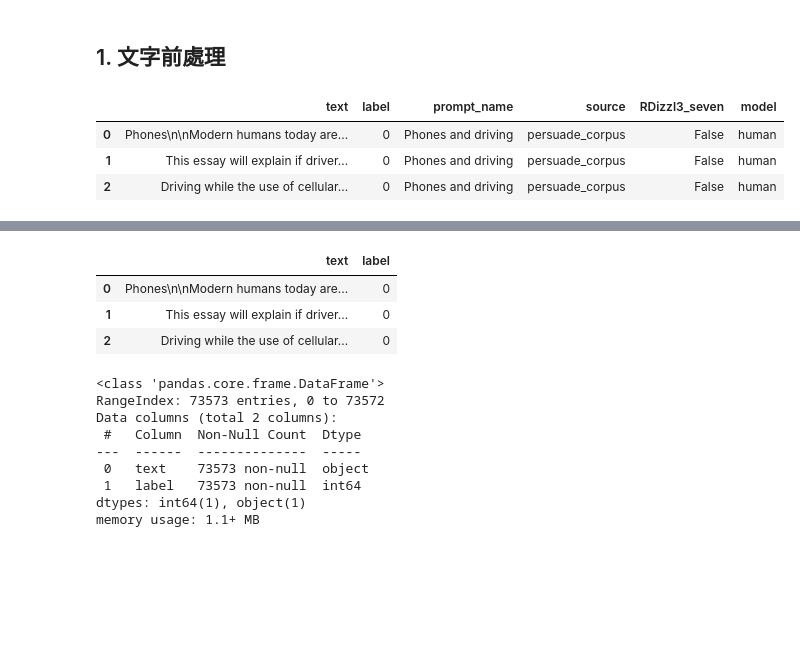
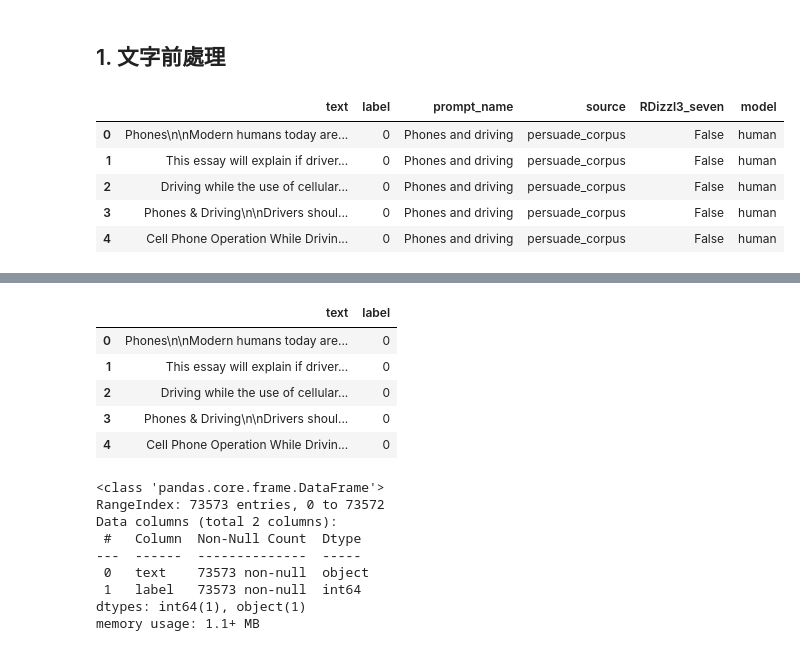
Before and after one commit to whats2000/LLMGenerateTextClassifier, a Jupyter notebook: TraditionalModelClassifier/Classifier.ipynb, the cells around one changed output, grey strips where cells are left out. Saved outputs shown, nothing was run; the diff lists cells and outputs as text; code cells hidden in the pictures; blank space fills up the shorter version.

```diff
--- a/TraditionalModelClassifier/Classifier.ipynb
+++ b/TraditionalModelClassifier/Classifier.ipynb
@@ -218,13 +224,15 @@ weighted avg       1.00      0.46      0.63      8306
 # %% [markdown]
 ## 1. 文字前處理
 # %%
-v4=pd.read_csv('/kaggle/input/daigt-v4-train-dataset/train_v4_drcat_01.csv')
-v4.head(3)
+v4 = pd.read_csv('../data/DAIGT V4 Train Dataset.csv')
+v4.head()
 # %% [output]
 |  | text | label | prompt_name | source | RDizzl3_seven | model |
 | 0 | Phones\n\nModern humans today are... | 0 | Phones and driving | persuade_corpus | False | human |
 | 1 | This essay will explain if driver... | 0 | Phones and driving | persuade_corpus | False | human |
 | 2 | Driving while the use of cellular... | 0 | Phones and driving | persuade_corpus | False | human |
+| 3 | Phones & Driving\n\nDrivers shoul... | 0 | Phones and driving | persuade_corpus | False | human |
+| 4 | Cell Phone Operation While Drivin... | 0 | Phones and driving | persuade_corpus | False | human |
 # %%
 # 看看有幾篇文章
 print(f"number of posts: {v4.shape[0]}")
@@ -251,12 +260,14 @@ radekgpt4                                   200
 Name: count, dtype: int64
 # %%
 v4.drop(columns=["prompt_name", "source","RDizzl3_seven", "model"], inplace=True)
-v4.head(3)
+v4.head()
 # %% [output]
 |  | text | label |
 | 0 | Phones\n\nModern humans today are... | 0 |
 | 1 | This essay will explain if driver... | 0 |
 | 2 | Driving while the use of cellular... | 0 |
+| 3 | Phones & Driving\n\nDrivers shoul... | 0 |
+| 4 | Cell Phone Operation While Drivin... | 0 |
 # %%
 v4.info()
 # %% [output]
```
Also changed, not shown: parts of 16 cells of this notebook, 1 other file.
